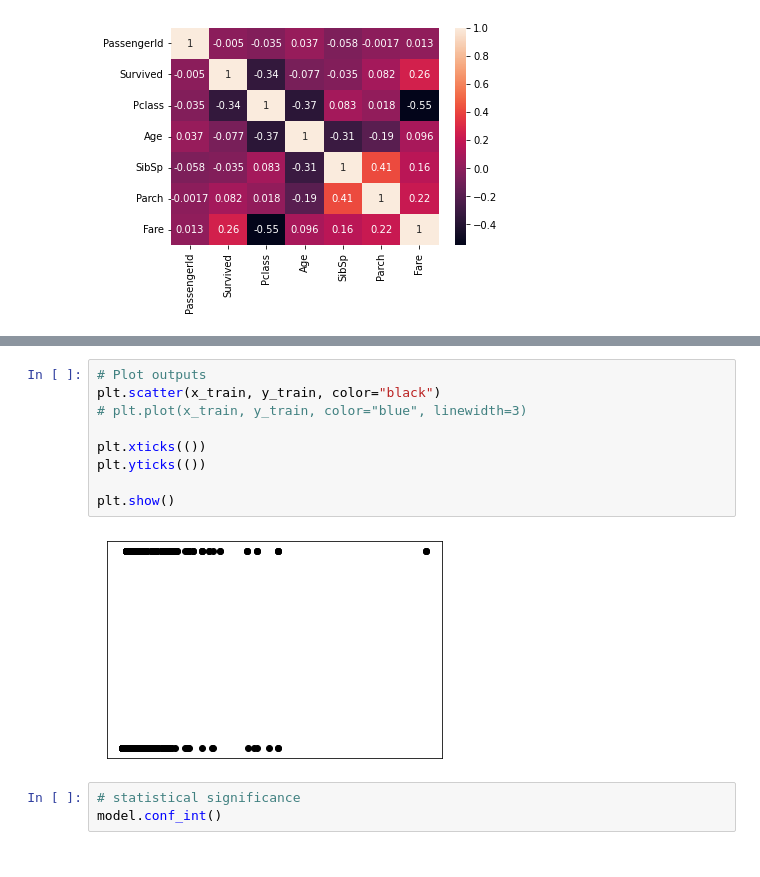
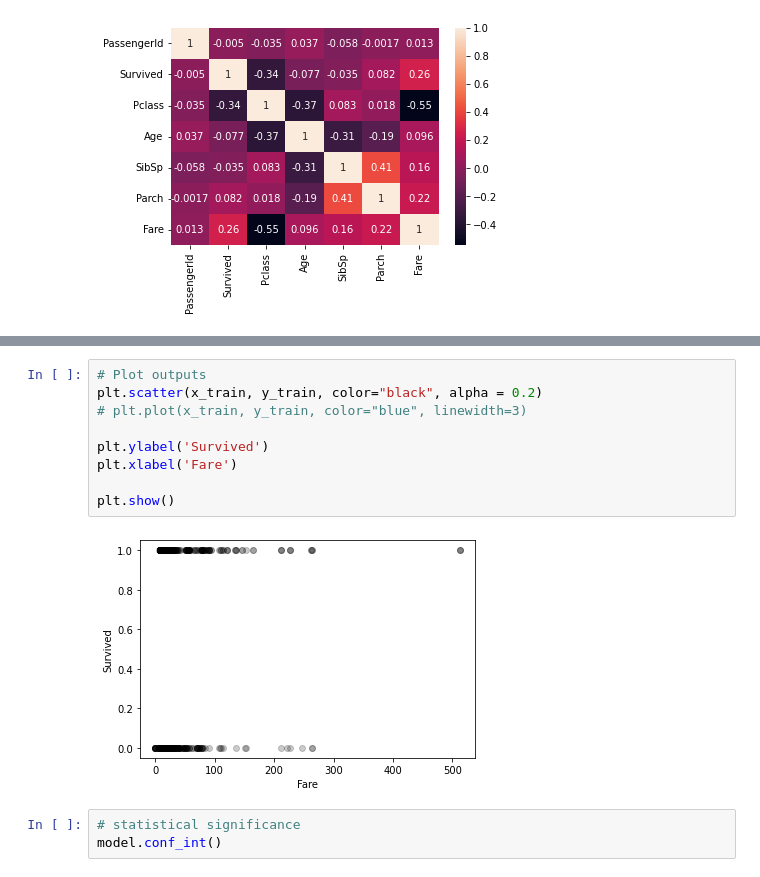
Before and after one commit to RichZ88/titanic, a Jupyter notebook: src/main_script.ipynb, the cells around one changed output, grey strips where cells are left out. Saved outputs shown, nothing was run; the diff lists cells and outputs as text.

```diff
--- a/src/main_script.ipynb
+++ b/src/main_script.ipynb
@@ -280,14 +287,14 @@ slope: [0.00218963]
 # %%
 # Plot outputs
-plt.scatter(x_train, y_train, color="black")
+plt.scatter(x_train, y_train, color="black", alpha = 0.2)
 # plt.plot(x_train, y_train, color="blue", linewidth=3)
 
-plt.xticks(())
-plt.yticks(())
+plt.ylabel('Survived')
+plt.xlabel('Fare')
 
 plt.show()
 # %% [output]
-[figure, old version]
+[figure, new version]
 # %%
 # statistical significance
 model.conf_int()
```
Also changed, not shown: parts of 8 cells of this notebook.
